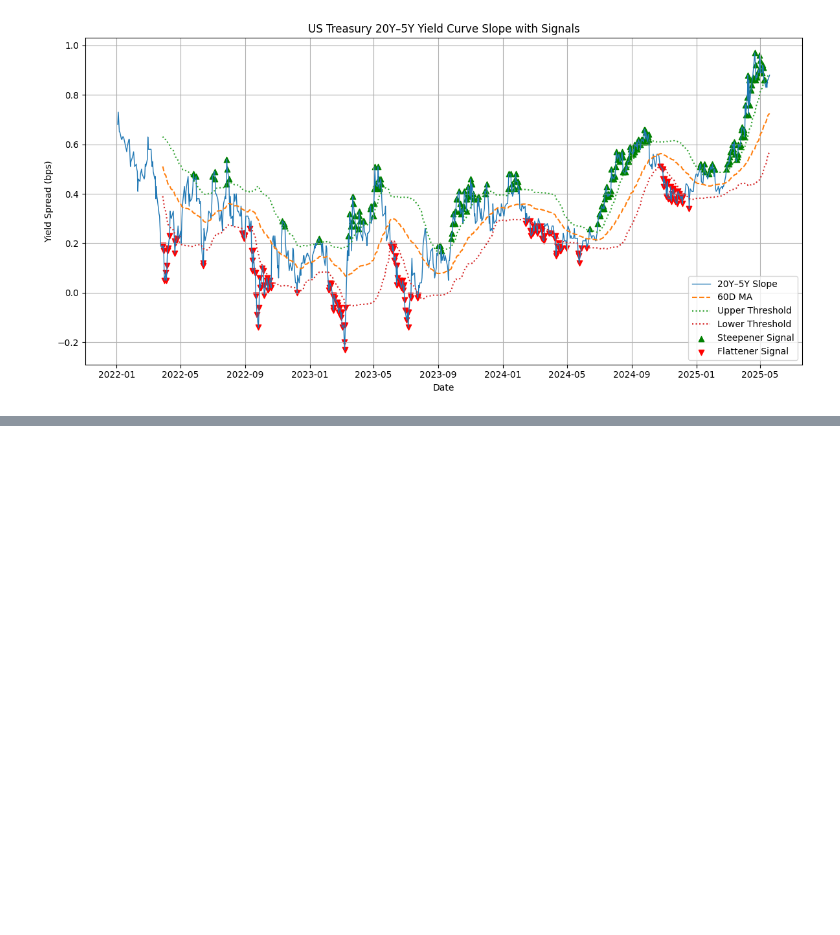
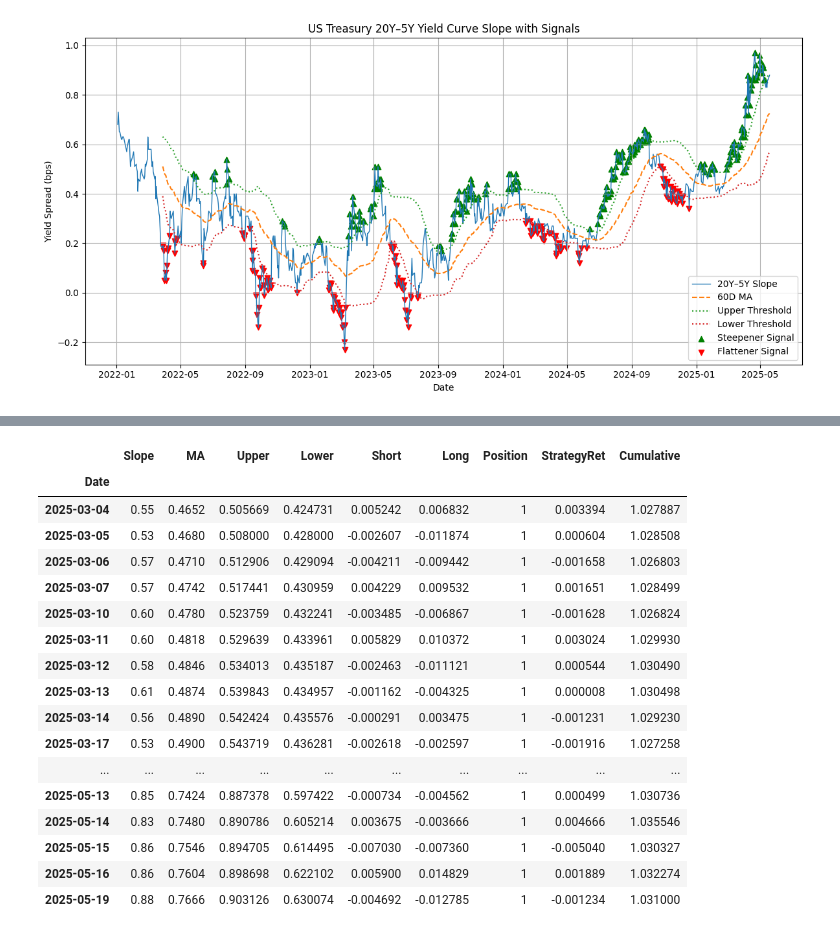
Before and after one commit to tenofovir/stock_analysis_tool, a Jupyter notebook: Quant.ipynb, the cells around one changed output, grey strips where cells are left out. Saved outputs shown, nothing was run; the diff lists cells and outputs as text; code cells hidden in the pictures; blank space fills up the shorter version.

```diff
--- a/Quant.ipynb
+++ b/Quant.ipynb
@@ -534,0 +689,21 @@ df_all.head()
+# %%
+df.tail(50)
+# %% [output]
+|  | Slope | MA | Upper | Lower | Short | Long | Position | StrategyRet | Cumulative |
+| Date |  |  |  |  |  |  |  |  |  |
+| 2025-03-04 | 0.55 | 0.4652 | 0.505669 | 0.424731 | 0.005242 | 0.006832 | 1 | 0.003394 | 1.027887 |
+| 2025-03-05 | 0.53 | 0.4680 | 0.508000 | 0.428000 | -0.002607 | -0.011874 | 1 | 0.000604 | 1.028508 |
+| 2025-03-06 | 0.57 | 0.4710 | 0.512906 | 0.429094 | -0.004211 | -0.009442 | 1 | -0.001658 | 1.026803 |
+| 2025-03-07 | 0.57 | 0.4742 | 0.517441 | 0.430959 | 0.004229 | 0.009532 | 1 | 0.001651 | 1.028499 |
+| 2025-03-10 | 0.60 | 0.4780 | 0.523759 | 0.432241 | -0.003485 | -0.006867 | 1 | -0.001628 | 1.026824 |
+| 2025-03-11 | 0.60 | 0.4818 | 0.529639 | 0.433961 | 0.005829 | 0.010372 | 1 | 0.003024 | 1.029930 |
+| 2025-03-12 | 0.58 | 0.4846 | 0.534013 | 0.435187 | -0.002463 | -0.011121 | 1 | 0.000544 | 1.030490 |
+| 2025-03-13 | 0.61 | 0.4874 | 0.539843 | 0.434957 | -0.001162 | -0.004325 | 1 | 0.000008 | 1.030498 |
+| 2025-03-14 | 0.56 | 0.4890 | 0.542424 | 0.435576 | -0.000291 | 0.003475 | 1 | -0.001231 | 1.029230 |
+| 2025-03-17 | 0.53 | 0.4900 | 0.543719 | 0.436281 | -0.002618 | -0.002597 | 1 | -0.001916 | 1.027258 |
+| ... | ... | ... | ... | ... | ... | ... | ... | ... | ... |
+| 2025-05-13 | 0.85 | 0.7424 | 0.887378 | 0.597422 | -0.000734 | -0.004562 | 1 | 0.000499 | 1.030736 |
+| 2025-05-14 | 0.83 | 0.7480 | 0.890786 | 0.605214 | 0.003675 | -0.003666 | 1 | 0.004666 | 1.035546 |
+| 2025-05-15 | 0.86 | 0.7546 | 0.894705 | 0.614495 | -0.007030 | -0.007360 | 1 | -0.005040 | 1.030327 |
+| 2025-05-16 | 0.86 | 0.7604 | 0.898698 | 0.622102 | 0.005900 | 0.014829 | 1 | 0.001889 | 1.032274 |
+| 2025-05-19 | 0.88 | 0.7666 | 0.903126 | 0.630074 | -0.004692 | -0.012785 | 1 | -0.001234 | 1.031000 |
```
Also changed, not shown: parts of 8 cells of this notebook.
